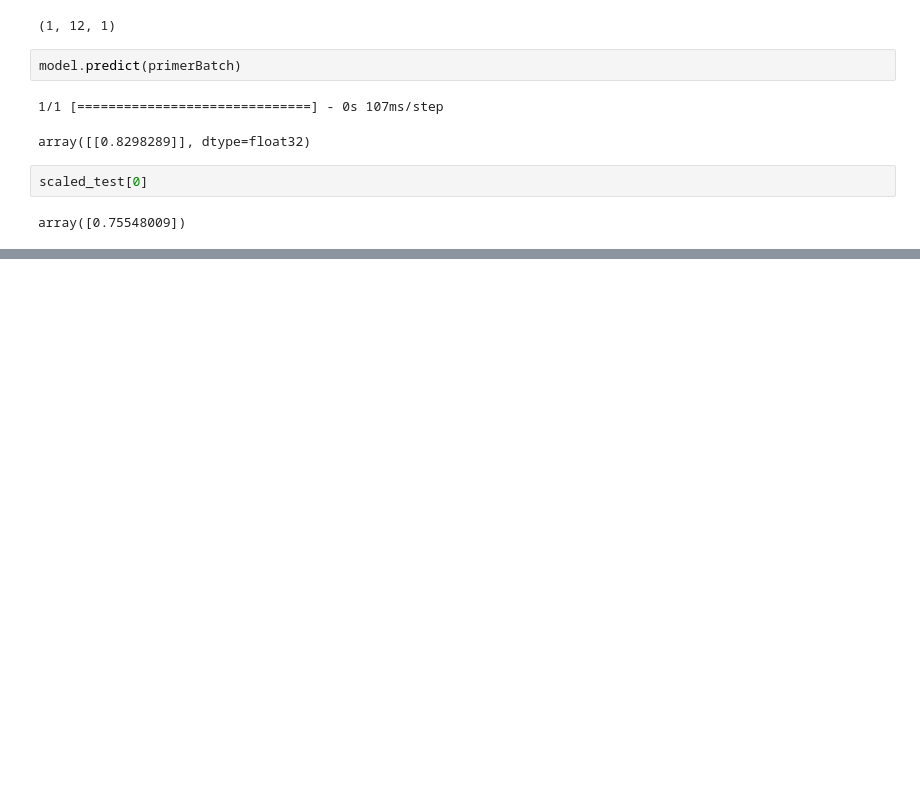
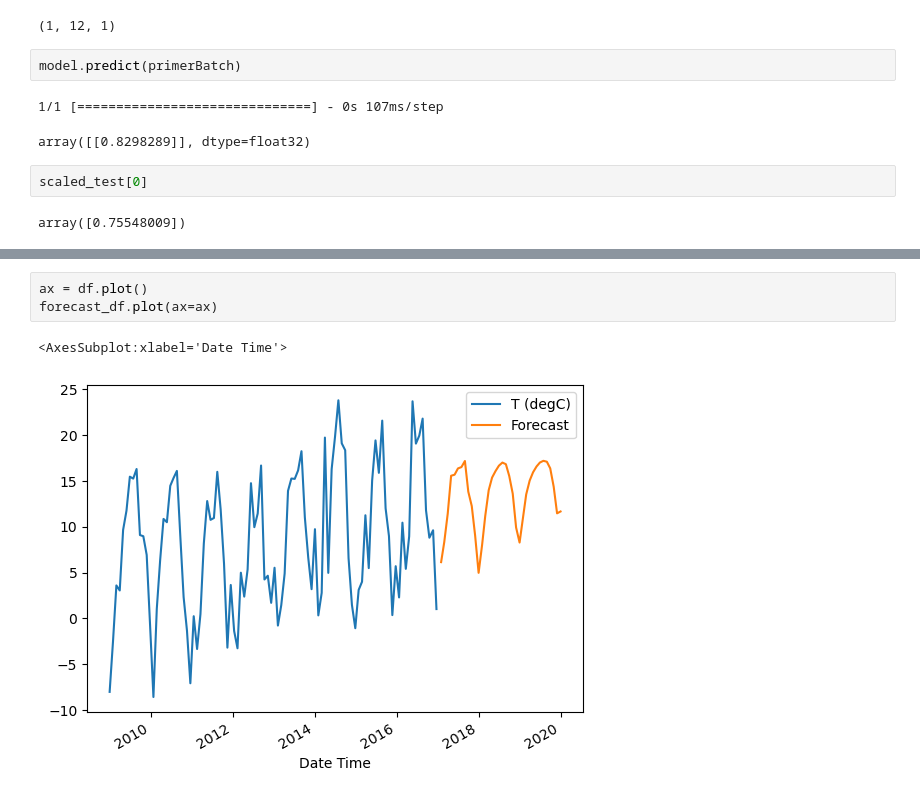
Before and after one commit to HishamHuneidie/practicas-deep-learning, a Jupyter notebook: practicas/06-Forecasting.ipynb, the cells around one changed output, grey strips where cells are left out. Saved outputs shown, nothing was run; the diff lists cells and outputs as text; blank space fills up the shorter version.

```diff
--- a/practicas/06-Forecasting.ipynb
+++ b/practicas/06-Forecasting.ipynb
@@ -306,0 +497,6 @@ IndexError: index 1 is out of bounds for axis 1 with size 1
+# %%
+ax = df.plot()
+forecast_df.plot(ax=ax)
+# %% [output]
+<AxesSubplot:xlabel='Date Time'>
+[figure, added]
```
Also changed, not shown: parts of 17 cells of this notebook, 1 other file.
